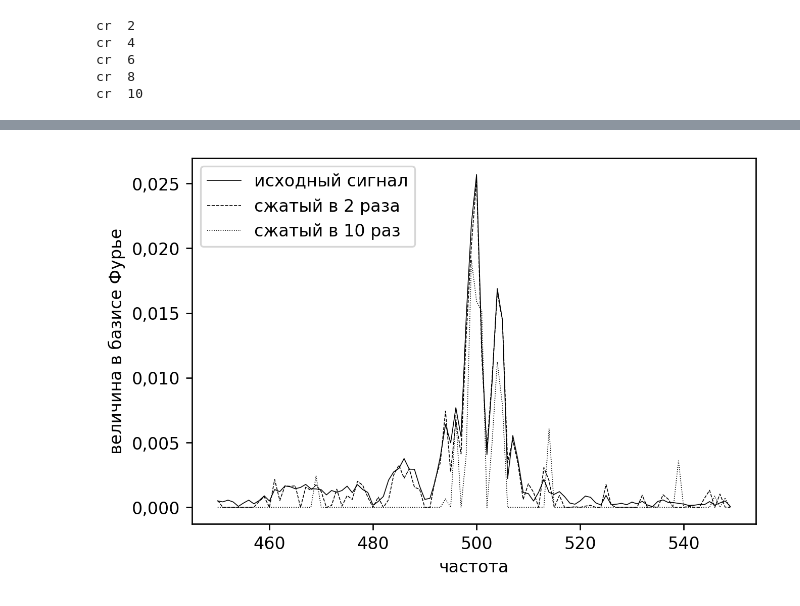
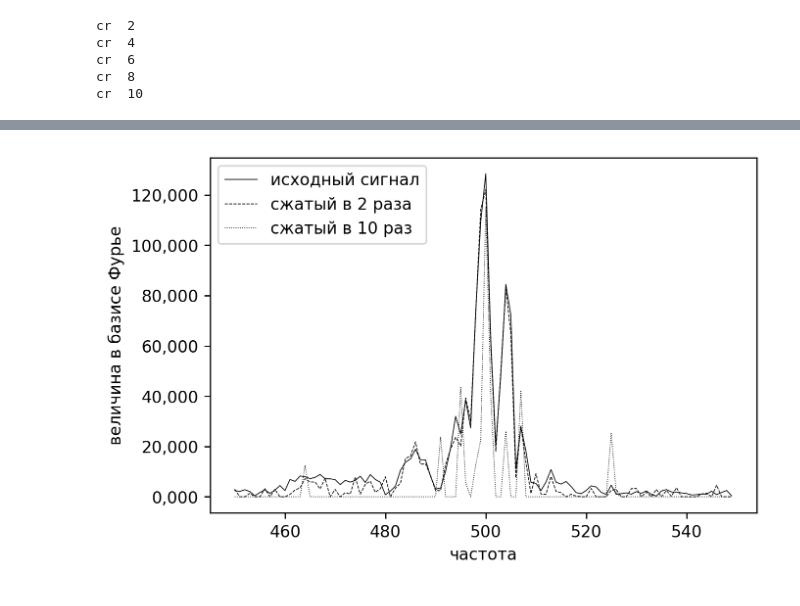
Before and after one commit to denisuzhva/elektropribor_2022, a Jupyter notebook: main.ipynb, the cells around one changed output, grey strips where cells are left out. Saved outputs shown, nothing was run; the diff lists cells and outputs as text; code cells hidden in the pictures.

```diff
--- a/main.ipynb
+++ b/main.ipynb
@@ -29,7 +37,12 @@ n = data.size
 fq = 1./1.
 t = np.linspace(0.0, n*fq, n, endpoint=False)
 
-n_f = n//2
+n_f = n//2 + 1
 data_f = fft(data)
-t_f = fftfreq(n, fq)[:n_f]
-data_f_norm = 2.0/n * np.abs(data_f[0:n_f])
+t_f = fftfreq(n, fq)
+data_f_mag = np.abs(data_f)[:n_f]
+data_f_phase = np.angle(data_f)
+
+fig, ax = plt.subplots(dpi=240)
+ax.plot(data_f_mag, "k", linewidth=.5, label="исходный сигнал")
+plt.show()
@@ -36,20 +51,17 @@ data_f_norm = 2.0/n * np.abs(data_f[0:n_f])
 # %%
 crs = np.arange(2, 12, 2)
-record_crs = [2, 10]
-l2s = []
-records = []
+records_f = {}
 for cr in crs:
     print("cr ", cr)
     m = n_f // cr
-    a_mat = np.random.normal(0, 1/cr, size=(m, n_f))
-    y_f = a_mat.dot(data_f_norm)
+    a_mat = np.random.normal(0, 1/np.sqrt(m), size=(m, n_f))
+    y_f_mag = a_mat.dot(data_f_mag)
 
     c_arr = np.ones(n_f)
-    res = linprog(c_arr, A_eq=a_mat, b_eq=y_f)['x']
-    data_rec = np.array(res)
-    l2s.append(np.linalg.norm(data_f_norm - data_rec, ord=2))
-    if cr in record_crs:
-        records.append(data_rec)
+    res = linprog(c_arr, A_eq=a_mat, b_eq=y_f_mag)['x']
+    rdata_f_mag = np.array(res)
+    rdata_f_mag = np.concatenate([rdata_f_mag, np.flip(rdata_f_mag)[1:-1]])
+    records_f[cr] = rdata_f_mag
 # %% [output]
 cr  2
 cr  4
@@ -61,14 +112,14 @@ freqs = np.arange(n_f)
 # %%
 fig, ax = plt.subplots(dpi=240)
 slc = slice(450, 550)
-ax.plot(freqs[slc], data_f_norm[slc], "k", linewidth=.5, label="исходный сигнал")
-ax.plot(freqs[slc], records[0][slc], "k--", linewidth=.5, label="сжатый в 2 раза")
-ax.plot(freqs[slc], records[1][slc], "k:", linewidth=.5, label="сжатый в 10 раз")
+ax.plot(freqs[slc], data_f_mag[slc], "k", linewidth=.5, label="исходный сигнал")
+ax.plot(freqs[slc], records_f[2][slc], "k--", linewidth=.5, label="сжатый в 2 раза")
+ax.plot(freqs[slc], records_f[10][slc], "k:", linewidth=.5, label="сжатый в 10 раз")
 plt.xlabel("частота")
 plt.ylabel("величина в базисе Фурье")
 plt.legend(loc='upper left')
-plt.savefig("./compress_compare.png")
+plt.savefig("./compress_compare_Fourier.png")
 ax.yaxis.set_major_formatter(y_format1)
 plt.show()
 # %% [output]
-[figure, old version]
+[figure, new version]
```
Also changed, not shown: parts of 11 cells of this notebook, 9 other files.
